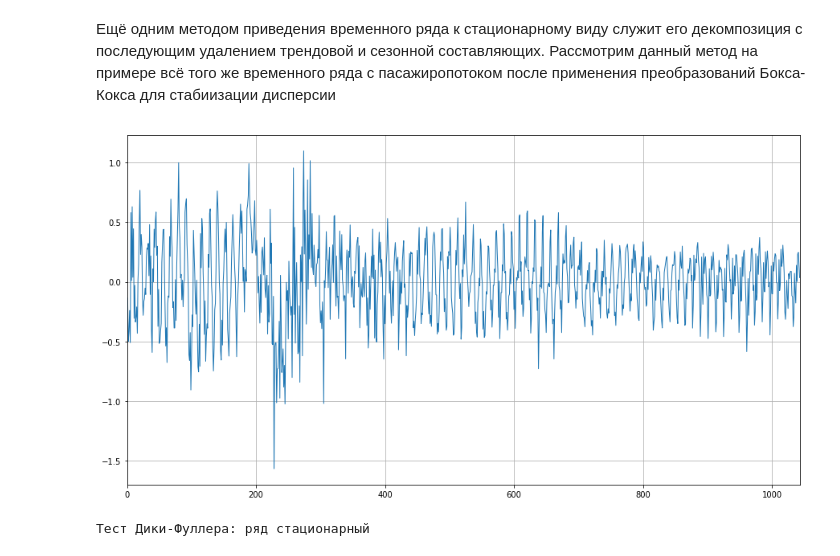
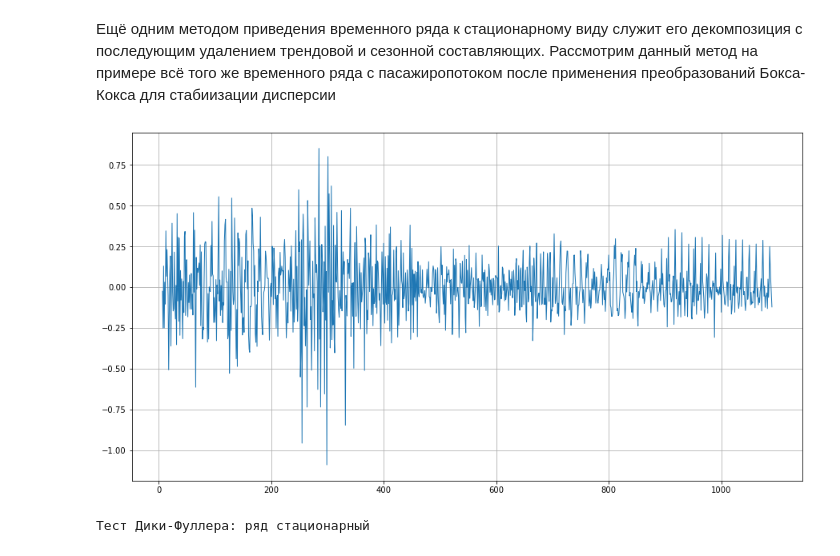
Before and after one commit to GeorgyFirsov/Educational-research-work, a Jupyter notebook: Анализ временного ряда.ipynb, the cells around one changed output. Drawn from its saved outputs; the diff is of its cells as text; code cells hidden in the pictures.

```diff
--- a/Анализ временного ряда.ipynb
+++ b/Анализ временного ряда.ipynb
@@ -45,6 +45,12 @@ plt.rcParams['axes.titlesize'] = 25
 # Настройки отображения
 line_width = 1
 dot_size = 5
+# %%
+data_temp = prepare_data(temperatures, value_col='Temp')
+data_beer = prepare_data(beer, date_col='date', value_col='value')
+data_pass = prepare_data(passengers[['Date', 'ArrivalsActualCounts']],
+                         value_col='ArrivalsActualCounts', date_format='%YM%m')
+data_oxyg = prepare_data(oxygen, date_col='date', value_col='value')
 # %% [markdown]
 ![Logo](img/mephi-logo.png)
 # %% [markdown]
@@ -295,7 +274,7 @@ def dickey_fuller_test(time_series):
 
 <span class="text_common">Преобразуем временной ряд, характеризующий пассажиропоток (с первого графика в данном разделе), сначала с помощью преобразования Бокса-Кокса, а затем применим дифференцирование.</span>
 # %%
-passengers_same_variance = pd.Series(boxcox(passengers)[0])[1:]
+passengers_same_variance = pd.Series(boxcox(data_pass['Value'])[0])[1:]
 passengers_same_variance.plot(linewidth=line_width, grid=True)
 plt.show()
 # %% [output]
@@ -330,6 +301,8 @@ resid = pd.Series([val[0] for val in decomposition.resid.dropna().values])
+# %%
+decomposition = seasonal_decompose(passengers_same_variance, period=12)
 # %%
-resid.plot(linewidth=line_width, grid=True)
-plt.show()
+plt.plot(decomposition.resid, linewidth=line_width)
+plt.grid()
 # %% [output]
-[figure, old version]
+[figure, new version]
 # %%
```
Also changed, not shown: parts of 29 cells of this notebook, 6 other files.
